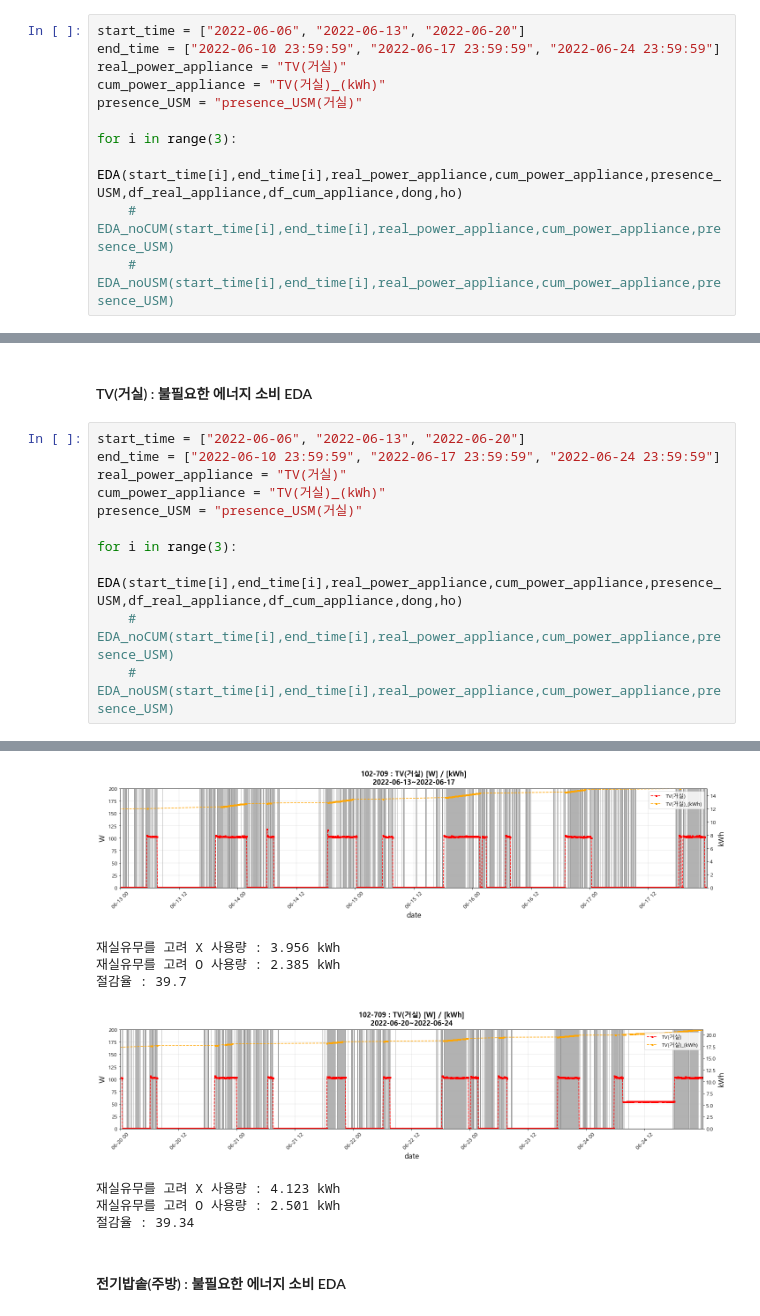
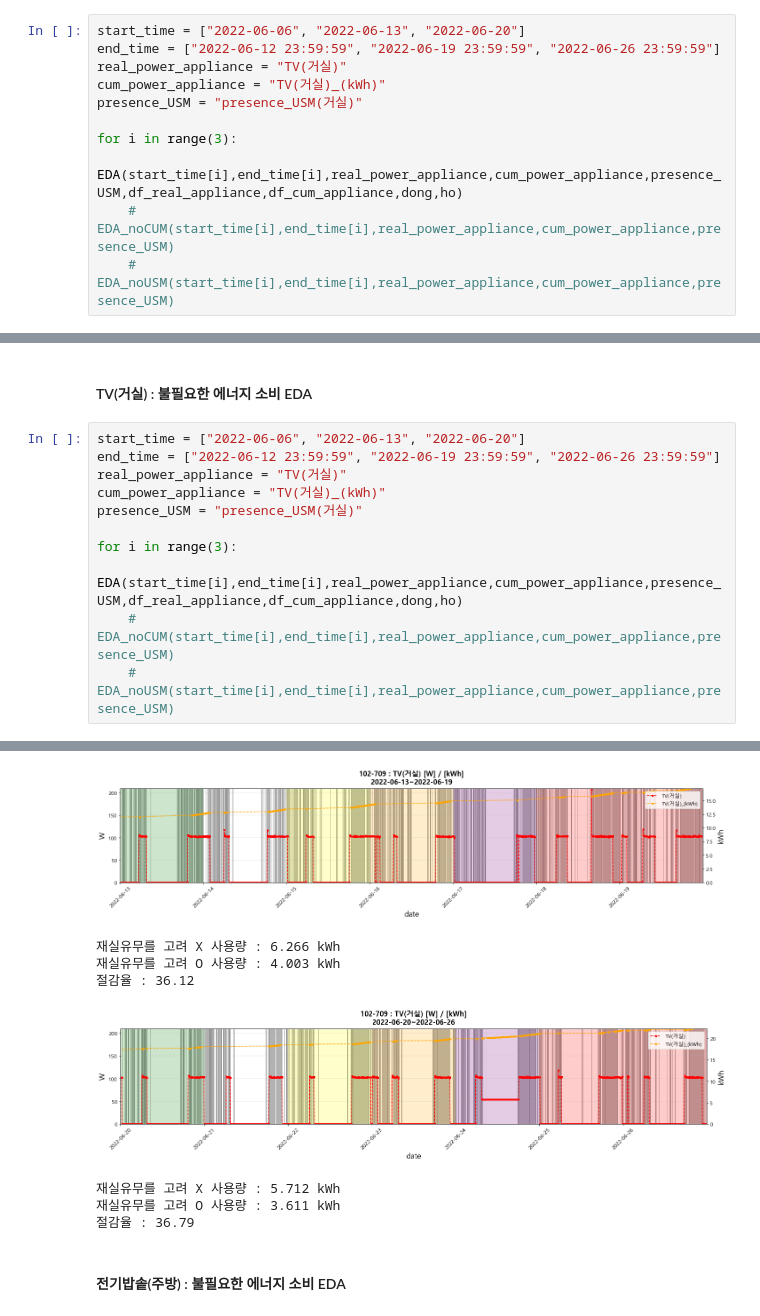
Before and after one commit to DeepHaeJoong/NICE-HomeEnergy-EDA, a Jupyter notebook: HomeEDA_v1.ipynb, the cells around one changed output, grey strips where cells are left out. Cells and saved outputs as stored; diff of their text form.

```diff
--- a/HomeEDA_v1.ipynb
+++ b/HomeEDA_v1.ipynb
@@ -422,7 +614,7 @@ analysis(dong,ho)
 #### TV(거실) : 불필요한 에너지 소비 EDA
 # %%
 start_time = ["2022-06-06", "2022-06-13", "2022-06-20"]
-end_time = ["2022-06-10 23:59:59", "2022-06-17 23:59:59", "2022-06-24 23:59:59"]
+end_time = ["2022-06-12 23:59:59", "2022-06-19 23:59:59", "2022-06-26 23:59:59"]
 real_power_appliance = "TV(거실)"
 cum_power_appliance = "TV(거실)_(kWh)"
 presence_USM = "presence_USM(거실)"
@@ -472,7 +664,7 @@ analysis(dong,ho)
 #### TV(거실) : 불필요한 에너지 소비 EDA
 # %%
 start_time = ["2022-06-06", "2022-06-13", "2022-06-20"]
-end_time = ["2022-06-10 23:59:59", "2022-06-17 23:59:59", "2022-06-24 23:59:59"]
+end_time = ["2022-06-12 23:59:59", "2022-06-19 23:59:59", "2022-06-26 23:59:59"]
 real_power_appliance = "TV(거실)"
 cum_power_appliance = "TV(거실)_(kWh)"
 presence_USM = "presence_USM(거실)"
@@ -489,11 +681,11 @@ for i in range(3):
-[figure, old version]
+[figure, new version]
-재실유무를 고려 X 사용량 : 3.956 kWh
-재실유무를 고려 O 사용량 : 2.385 kWh
-절감율 : 39.7
+재실유무를 고려 X 사용량 : 6.266 kWh
+재실유무를 고려 O 사용량 : 4.003 kWh
+절감율 : 36.12
-[figure, old version]
+[figure, new version]
-재실유무를 고려 X 사용량 : 4.123 kWh
-재실유무를 고려 O 사용량 : 2.501 kWh
-절감율 : 39.34
+재실유무를 고려 X 사용량 : 5.712 kWh
+재실유무를 고려 O 사용량 : 3.611 kWh
+절감율 : 36.79
 # %% [markdown]
 #### 전기밥솥(주방) : 불필요한 에너지 소비 EDA
 # %%
```
Also changed, not shown: parts of 19 cells of this notebook, 1 other file.
